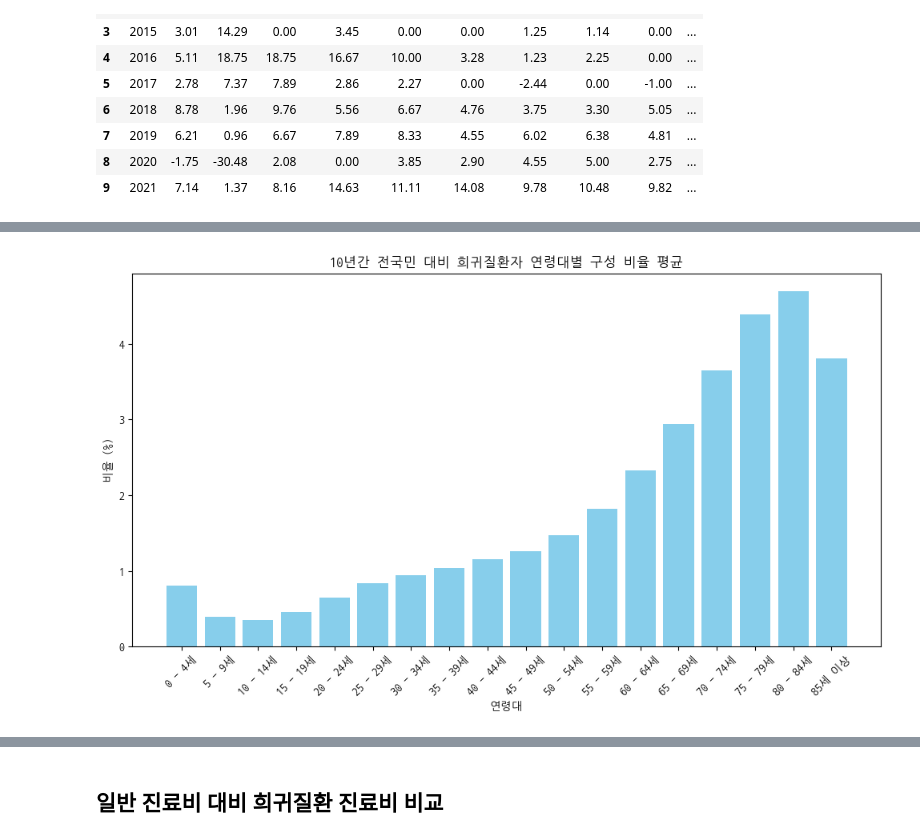
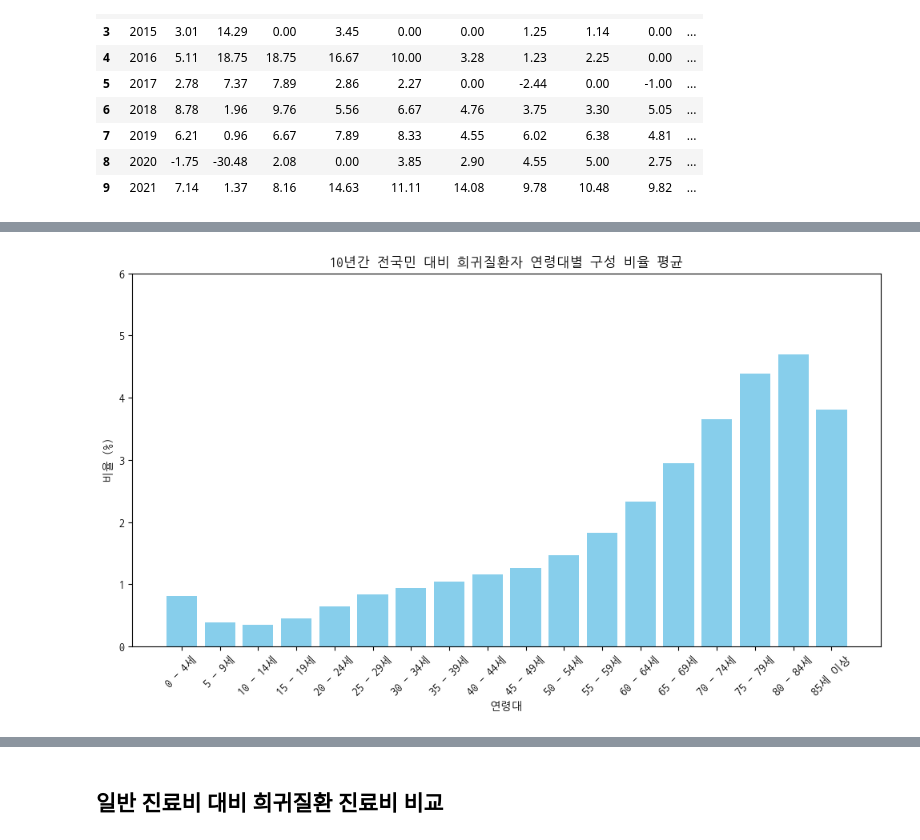
Before and after one commit to kdj0712/rare_field_fastapis, a Jupyter notebook: data/data_analysis/persona3/notebook/djs.ipynb, the cells around one changed output, grey strips where cells are left out. Cells and saved outputs as stored; diff of their text form; code cells hidden in the pictures.

```diff
--- a/data/data_analysis/persona3/notebook/djs.ipynb
+++ b/data/data_analysis/persona3/notebook/djs.ipynb
@@ -254,11 +287,12 @@ age_avg = ratio_df.iloc[:, 2:].mean()
 # %%
 plt.figure(figsize=(10, 6))  # 그래프 크기 설정
 plt.bar(age_avg.index, age_avg.values, color='skyblue')
 plt.title('10년간 전국민 대비 희귀질환자 연령대별 구성 비율 평균')  # 그래프 제목
 plt.xlabel('연령대')  # x축 라벨
 plt.ylabel('비율 (%)')  # y축 라벨
 plt.xticks(rotation=45)  # x축 라벨 회전
+plt.ylim(0, 6)  # y축 범위 설정
 plt.tight_layout()  # 레이아웃 조정
 plt.show()  # 그래프 표시
 # %% [output]
-[figure, old version]
+[figure, new version]
```
Also changed, not shown: parts of 5 cells of this notebook, 51 other files.
